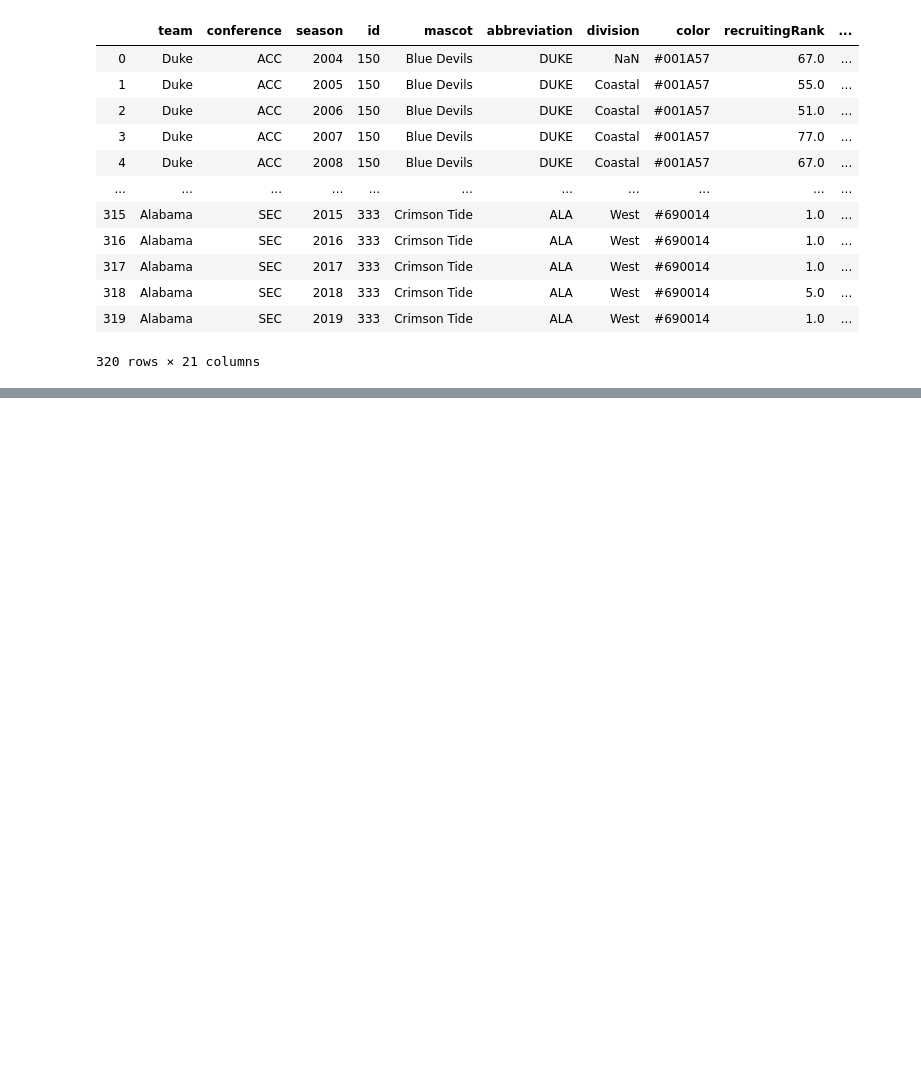
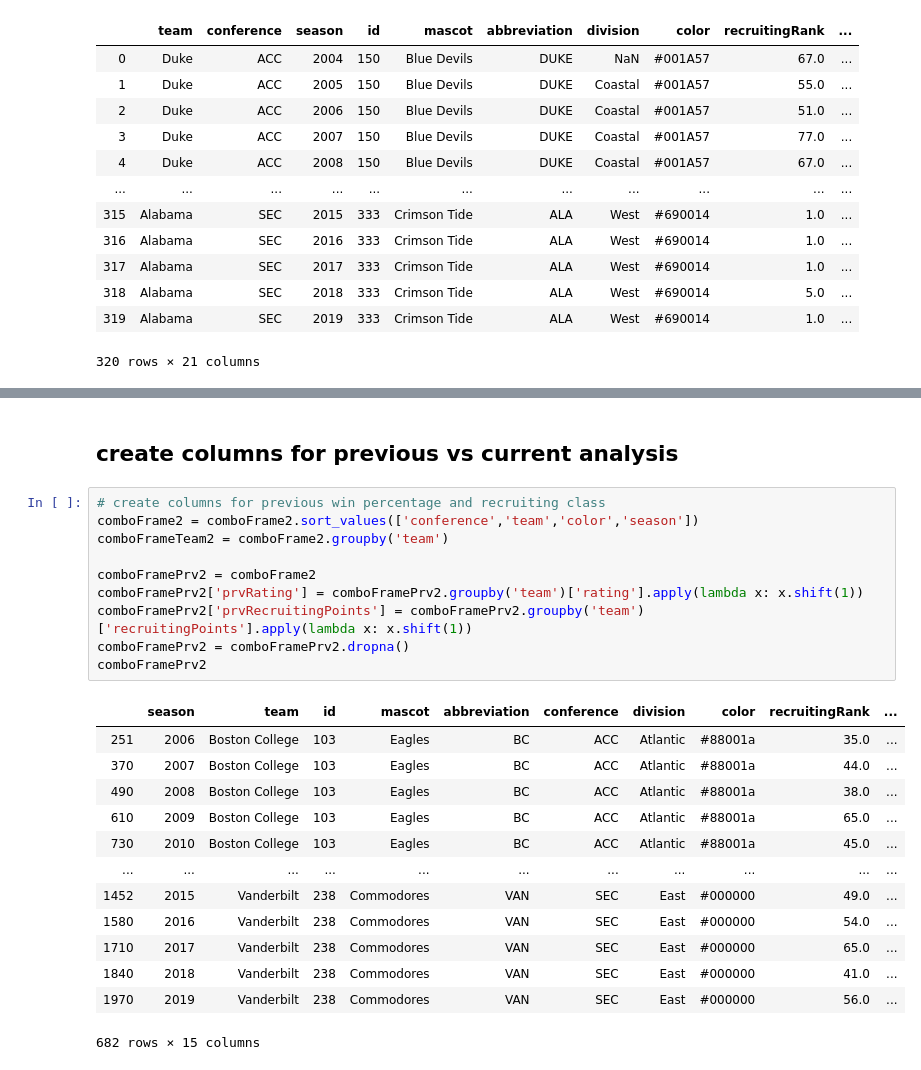
Before and after one commit to bdowd91/Project-1, a Jupyter notebook: recruitingAnalysis.ipynb, the cells around one changed output, grey strips where cells are left out. Saved outputs shown, nothing was run; the diff lists cells and outputs as text; blank space fills up the shorter version.

```diff
--- a/recruitingAnalysis.ipynb
+++ b/recruitingAnalysis.ipynb
@@ -358,0 +491,26 @@ Done with SEC
+# %% [markdown]
+## create columns for previous vs current analysis
+# %%
+# create columns for previous win percentage and recruiting class
+comboFrame2 = comboFrame2.sort_values(['conference','team','color','season'])
+comboFrameTeam2 = comboFrame2.groupby('team')
+
+comboFramePrv2 = comboFrame2
+comboFramePrv2['prvRating'] = comboFramePrv2.groupby('team')['rating'].apply(lambda x: x.shift(1))
+comboFramePrv2['prvRecruitingPoints'] = comboFramePrv2.groupby('team')['recruitingPoints'].apply(lambda x: x.shift(1))
+comboFramePrv2 = comboFramePrv2.dropna()
+comboFramePrv2
+# %% [output]
+|  | season | team | id | mascot | abbreviation | conference | division | color | recruitingRank | ... |
+| 251 | 2006 | Boston College | 103 | Eagles | BC | ACC | Atlantic | #88001a | 35.0 | ... |
+| 370 | 2007 | Boston College | 103 | Eagles | BC | ACC | Atlantic | #88001a | 44.0 | ... |
+| 490 | 2008 | Boston College | 103 | Eagles | BC | ACC | Atlantic | #88001a | 38.0 | ... |
+| 610 | 2009 | Boston College | 103 | Eagles | BC | ACC | Atlantic | #88001a | 65.0 | ... |
+| 730 | 2010 | Boston College | 103 | Eagles | BC | ACC | Atlantic | #88001a | 45.0 | ... |
+| ... | ... | ... | ... | ... | ... | ... | ... | ... | ... | ... |
+| 1452 | 2015 | Vanderbilt | 238 | Commodores | VAN | SEC | East | #000000 | 49.0 | ... |
+| 1580 | 2016 | Vanderbilt | 238 | Commodores | VAN | SEC | East | #000000 | 54.0 | ... |
+| 1710 | 2017 | Vanderbilt | 238 | Commodores | VAN | SEC | East | #000000 | 65.0 | ... |
+| 1840 | 2018 | Vanderbilt | 238 | Commodores | VAN | SEC | East | #000000 | 41.0 | ... |
+| 1970 | 2019 | Vanderbilt | 238 | Commodores | VAN | SEC | East | #000000 | 56.0 | ... |
+682 rows × 15 columns
```
Also changed, not shown: parts of 26 cells of this notebook, 1 other file.
